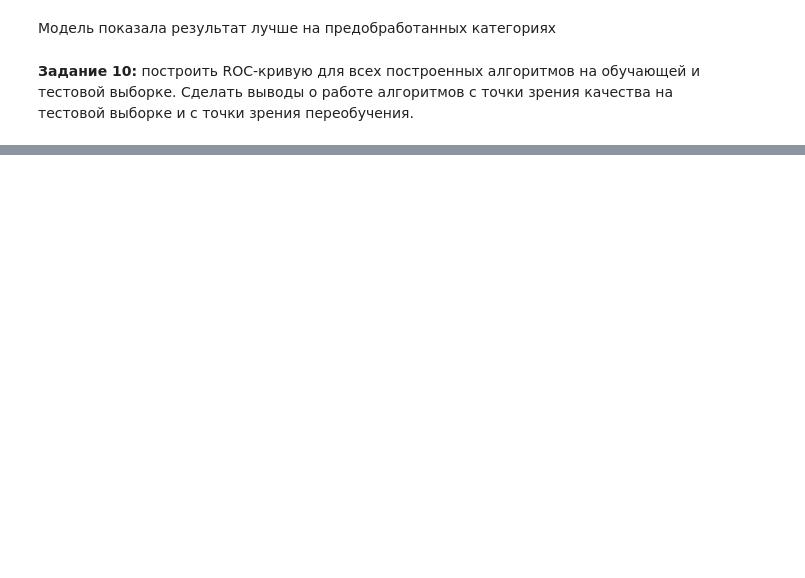
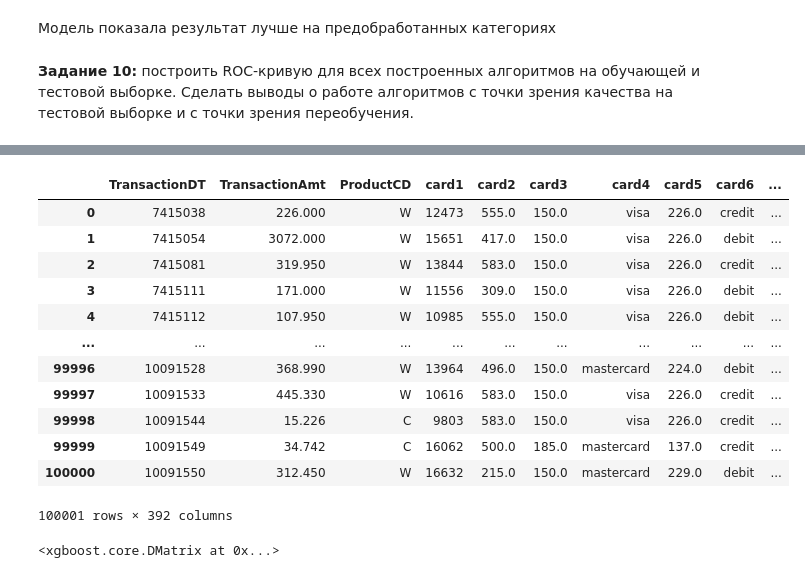
Before and after one commit to lyutovad/GU_DA_Kaggle, a Jupyter notebook: Homeworks/Homework2_Lyutova.ipynb, the cells around one changed output, grey strips where cells are left out. Saved outputs shown, nothing was run; the diff lists cells and outputs as text; code cells hidden in the pictures; blank space fills up the shorter version.

```diff
--- a/Homeworks/Homework2_Lyutova.ipynb
+++ b/Homeworks/Homework2_Lyutova.ipynb
@@ -496,6 +486,27 @@ test_cat_str = train.copy()
 
 for c in categorical_features:
     test_cat_str[c] = test_cat_str[c].astype('str')
+# %%
+test_cat_cat
+# %% [output]
+|  | TransactionDT | TransactionAmt | ProductCD | card1 | card2 | card3 | card4 | card5 | card6 | ... |
+| 0 | 7415038 | 226.000 | W | 12473 | 555.0 | 150.0 | visa | 226.0 | credit | ... |
+| 1 | 7415054 | 3072.000 | W | 15651 | 417.0 | 150.0 | visa | 226.0 | debit | ... |
+| 2 | 7415081 | 319.950 | W | 13844 | 583.0 | 150.0 | visa | 226.0 | credit | ... |
+| 3 | 7415111 | 171.000 | W | 11556 | 309.0 | 150.0 | visa | 226.0 | debit | ... |
+| 4 | 7415112 | 107.950 | W | 10985 | 555.0 | 150.0 | visa | 226.0 | debit | ... |
+| ... | ... | ... | ... | ... | ... | ... | ... | ... | ... | ... |
+| 99996 | 10091528 | 368.990 | W | 13964 | 496.0 | 150.0 | mastercard | 224.0 | debit | ... |
+| 99997 | 10091533 | 445.330 | W | 10616 | 583.0 | 150.0 | visa | 226.0 | credit | ... |
+| 99998 | 10091544 | 15.226 | C | 9803 | 583.0 | 150.0 | visa | 226.0 | credit | ... |
+| 99999 | 10091549 | 34.742 | C | 16062 | 500.0 | 185.0 | mastercard | 137.0 | credit | ... |
+| 100000 | 10091550 | 312.450 | W | 16632 | 215.0 | 150.0 | mastercard | 229.0 | debit | ... |
+100001 rows × 392 columns
+# %%
+test_xgb_nf = xgb.DMatrix(data=test_numerical_features)
+test_xgb_nf
+# %% [output]
+<xgboost.core.DMatrix at 0x...>
 # %%
 test_xgb_nf = xgb.DMatrix(data=test_numerical_features)
 test_xgb_cf = xgb.DMatrix(data=test_cat)
```
Also changed, not shown: parts of 29 cells of this notebook.
